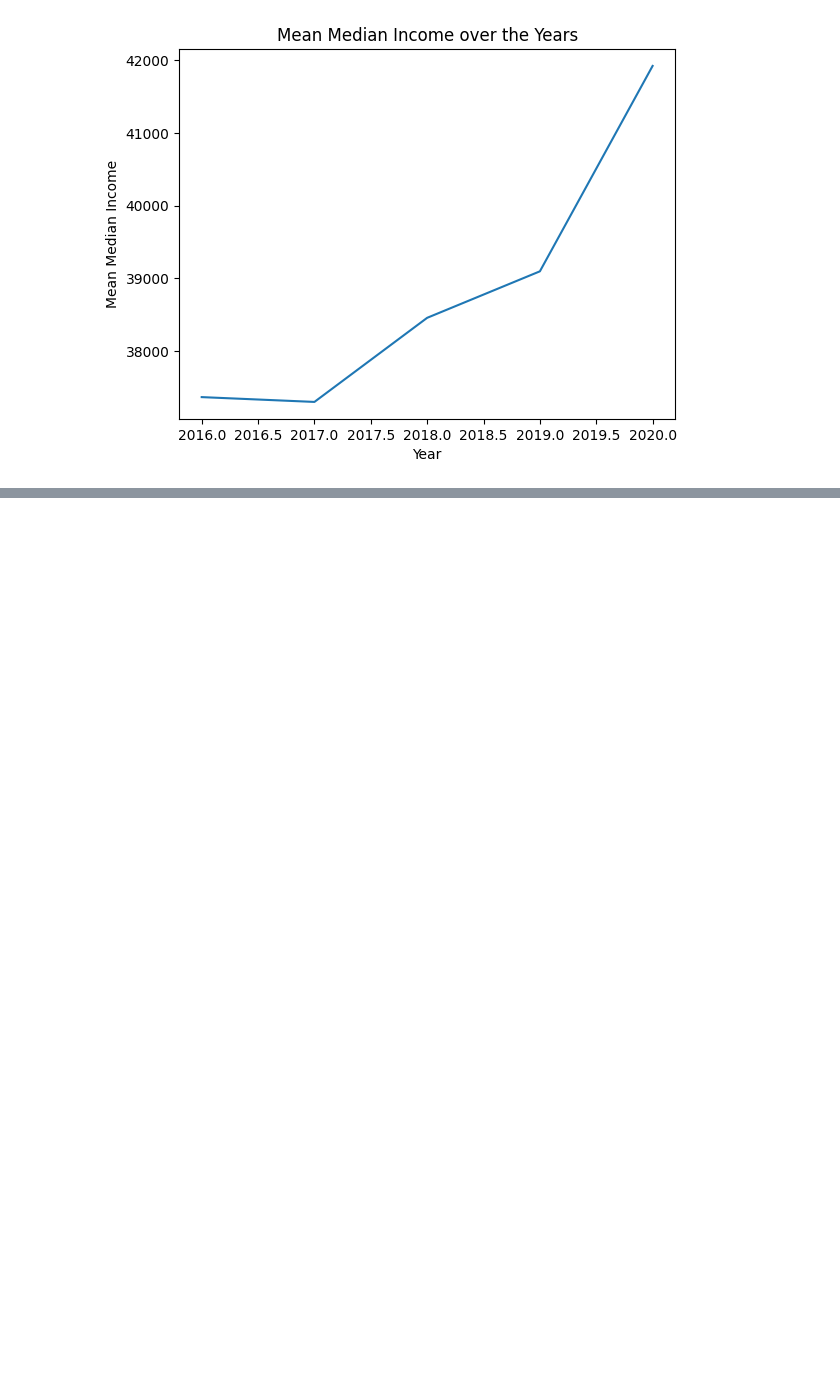
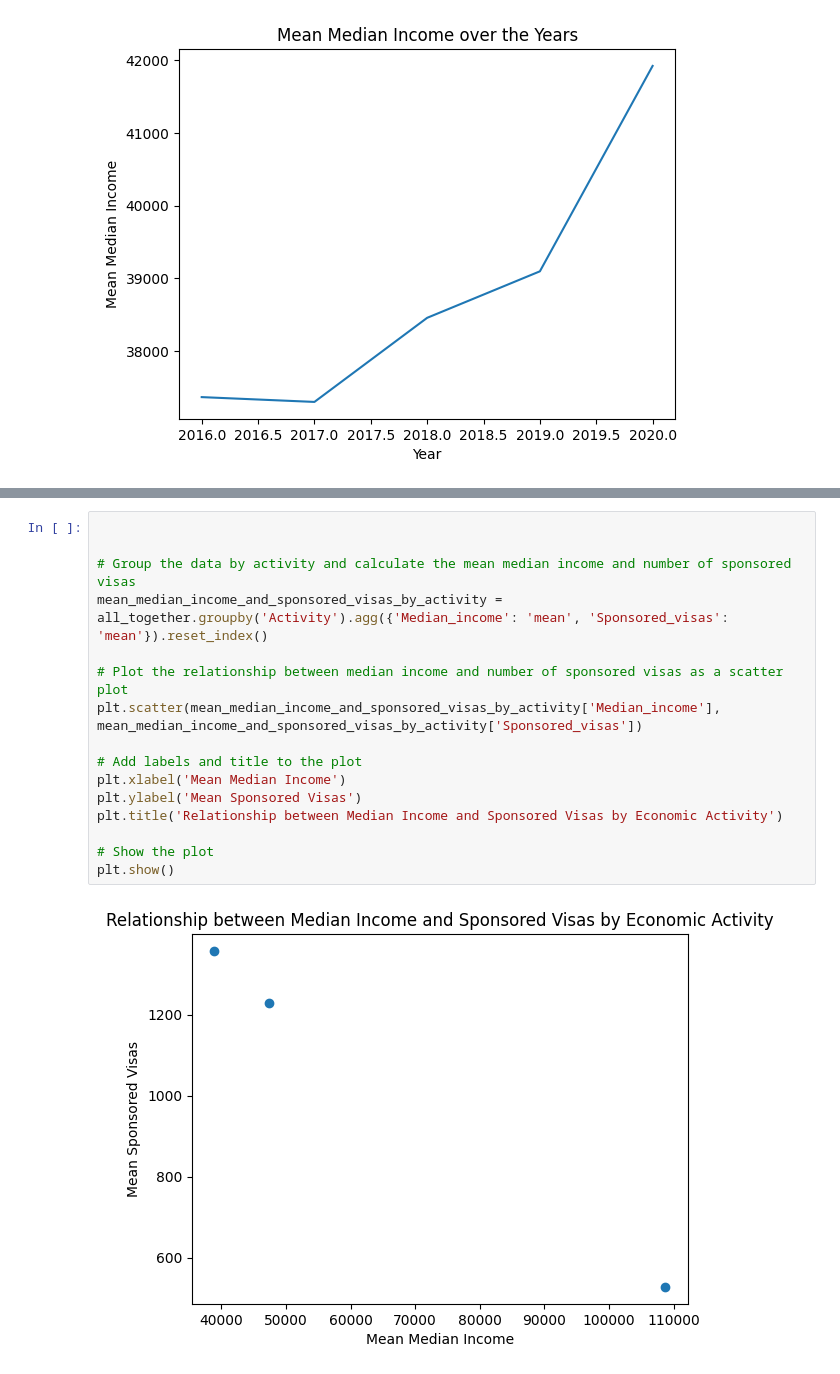
Before and after one commit to SergiColl5/project2_australia_income_visas, a Jupyter notebook: notebooks/visualization.ipynb, the cells around one changed output, grey strips where cells are left out. Cells and saved outputs as stored; diff of their text form; blank space fills up the shorter version.

```diff
--- a/notebooks/visualization.ipynb
+++ b/notebooks/visualization.ipynb
@@ -63,0 +103,18 @@ KeyError: 'Column not found: Sponsored_visas'
+# %%
+
+
+# Group the data by activity and calculate the mean median income and number of sponsored visas
+mean_median_income_and_sponsored_visas_by_activity = all_together.groupby('Activity').agg({'Median_income': 'mean', 'Sponsored_visas': 'mean'}).reset_index()
+
+# Plot the relationship between median income and number of sponsored visas as a scatter plot
+plt.scatter(mean_median_income_and_sponsored_visas_by_activity['Median_income'], mean_median_income_and_sponsored_visas_by_activity['Sponsored_visas'])
+
+# Add labels and title to the plot
+plt.xlabel('Mean Median Income')
+plt.ylabel('Mean Sponsored Visas')
+plt.title('Relationship between Median Income and Sponsored Visas by Economic Activity')
+
+# Show the plot
+plt.show()
+# %% [output]
+[figure, added]
```
Also changed, not shown: parts of 8 cells of this notebook, 5 other files.
